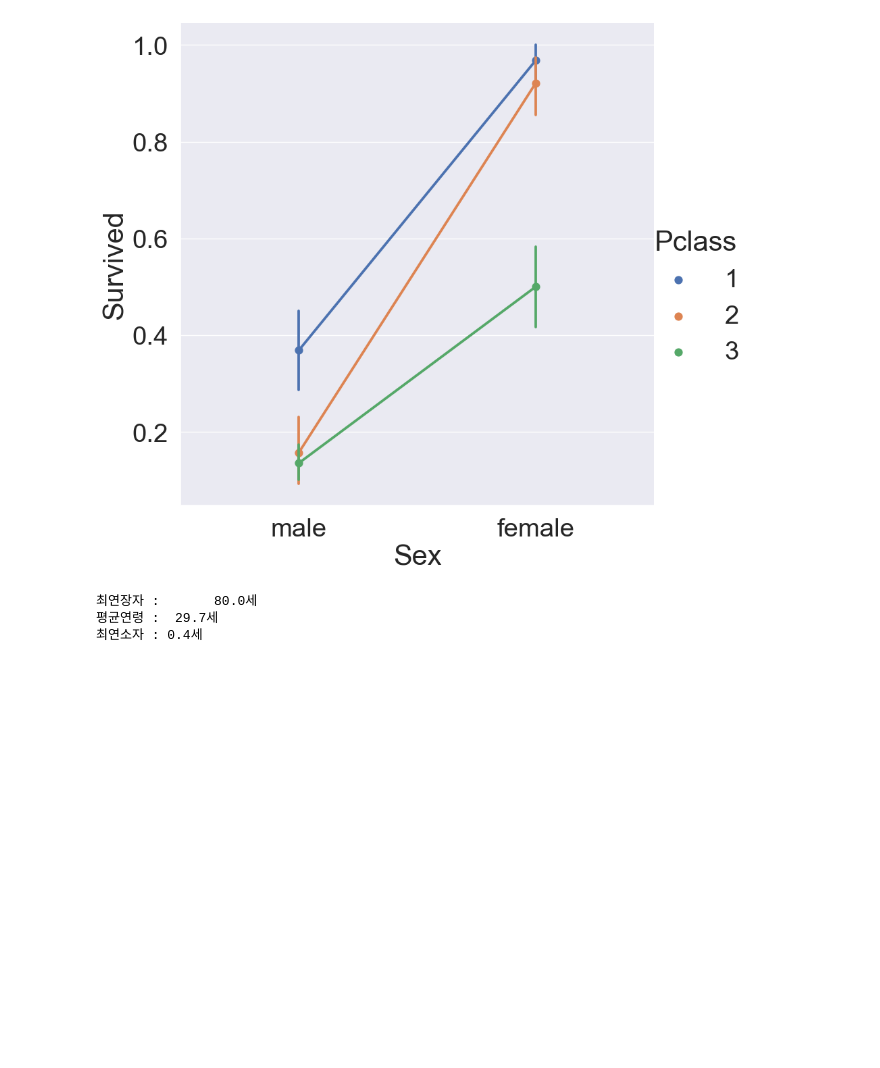
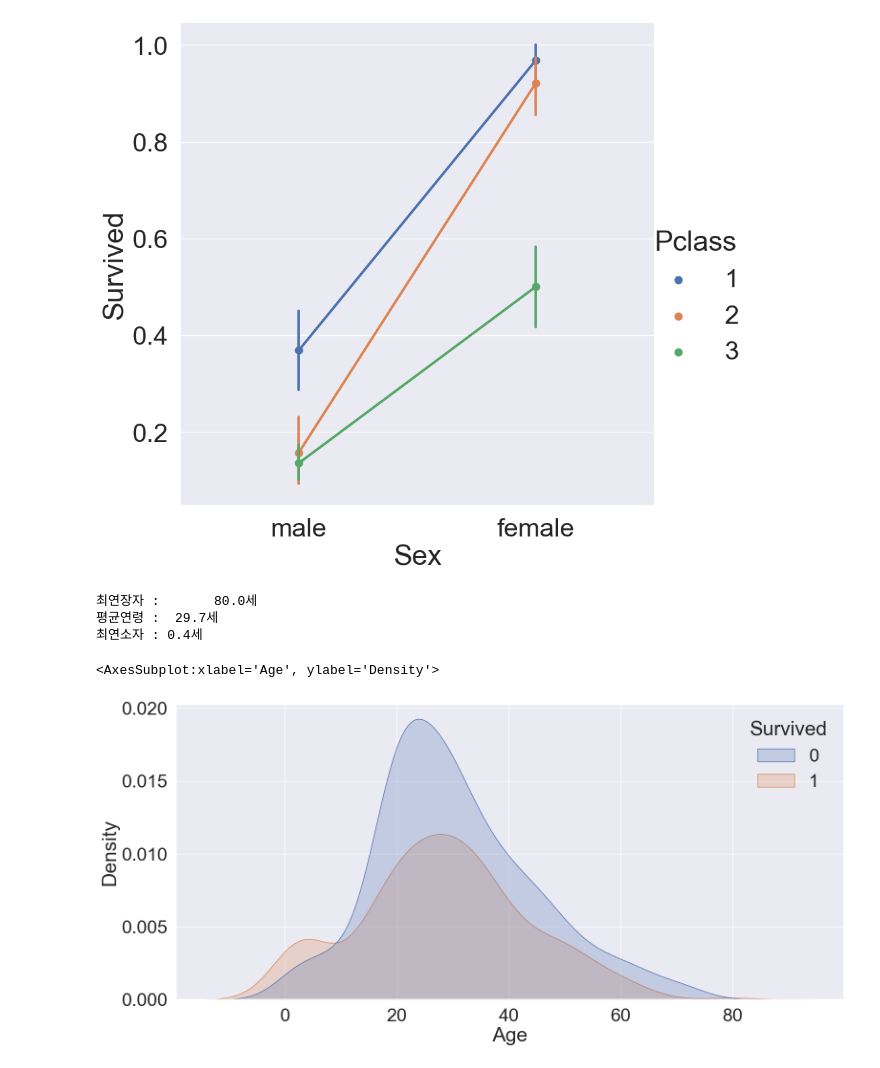
Before and after one commit to JW-Namsta/Kaggle_Study, a Jupyter notebook: Titanic/Titanic_copy_2.ipynb, the cells around one changed output. Saved outputs shown, nothing was run; the diff lists cells and outputs as text; code cells hidden in the pictures; blank space fills up the shorter version.

```diff
--- a/Titanic/Titanic_copy_2.ipynb
+++ b/Titanic/Titanic_copy_2.ipynb
@@ -179,3 +179,9 @@ print("최연소자 : {:.1f}세".format(df_train['Age'].min()))
 최연장자 :       80.0세
 평균연령 :  29.7세
 최연소자 : 0.4세
+# %%
+fig,ax = plt.subplots(1,1,figsize=(18,8))
+sns.kdeplot(data=df_train, x='Age',hue='Survived',ax=ax, shade=True)
+# %% [output]
+<AxesSubplot:xlabel='Age', ylabel='Density'>
+[figure, added]
```
